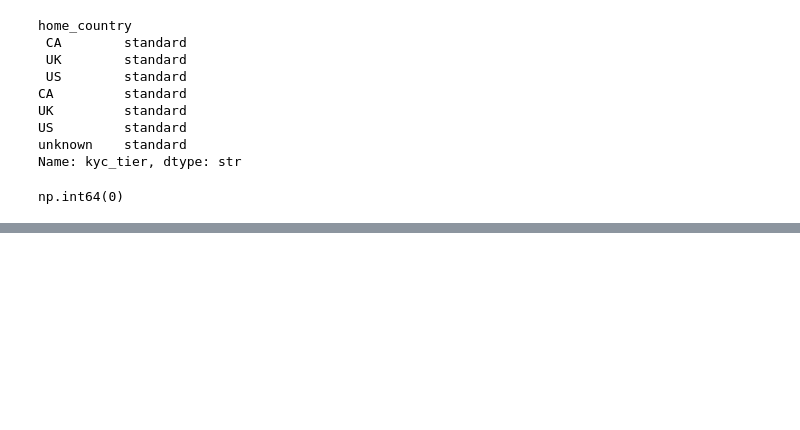
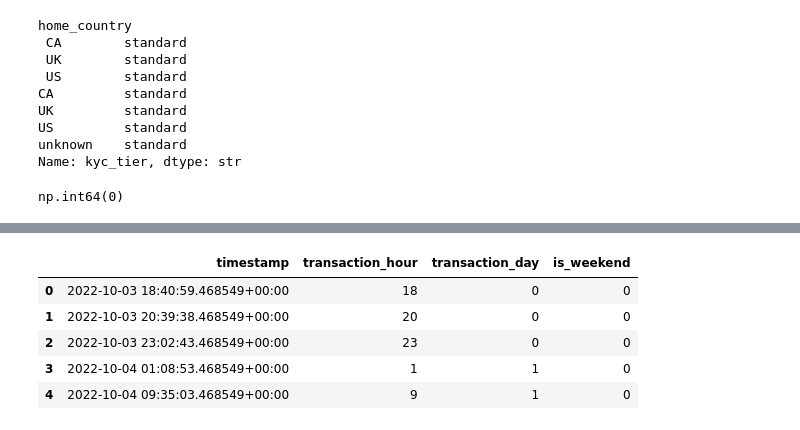
Before and after one commit to fattyabdulkarim/fraud-detection, a Jupyter notebook: Notebook/EDA.ipynb, the cells around one changed output, grey strips where cells are left out. Drawn from its saved outputs; the diff is of its cells as text; code cells hidden in the pictures; blank space fills up the shorter version.

```diff
--- a/Notebook/EDA.ipynb
+++ b/Notebook/EDA.ipynb
@@ -804,0 +835,16 @@ np.int64(0)
+# %%
+# Create time-based features
+df["timestamp"] = pd.to_datetime(df["timestamp"], errors="coerce")
+
+df["transaction_hour"] = df["timestamp"].dt.hour
+df["transaction_day"] = df["timestamp"].dt.dayofweek
+df["is_weekend"] = (df["transaction_day"] >= 5).astype(int)
+
+df[["timestamp", "transaction_hour", "transaction_day", "is_weekend"]].head()
+# %% [output]
+|  | timestamp | transaction_hour | transaction_day | is_weekend |
+| 0 | 2022-10-03 18:40:59.468549+00:00 | 18 | 0 | 0 |
+| 1 | 2022-10-03 20:39:38.468549+00:00 | 20 | 0 | 0 |
+| 2 | 2022-10-03 23:02:43.468549+00:00 | 23 | 0 | 0 |
+| 3 | 2022-10-04 01:08:53.468549+00:00 | 1 | 1 | 0 |
+| 4 | 2022-10-04 09:35:03.468549+00:00 | 9 | 1 | 0 |
```
Also changed, not shown: parts of 4 cells of this notebook, 1 other file.
